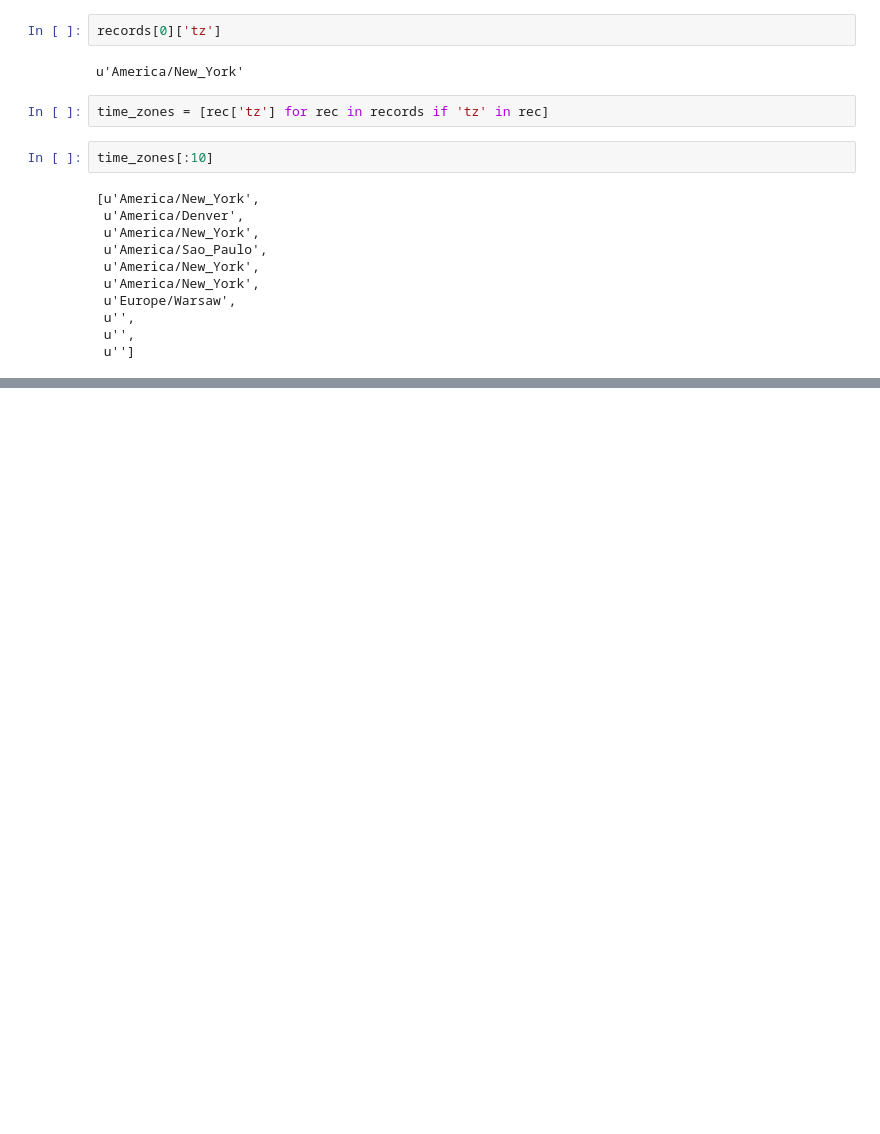
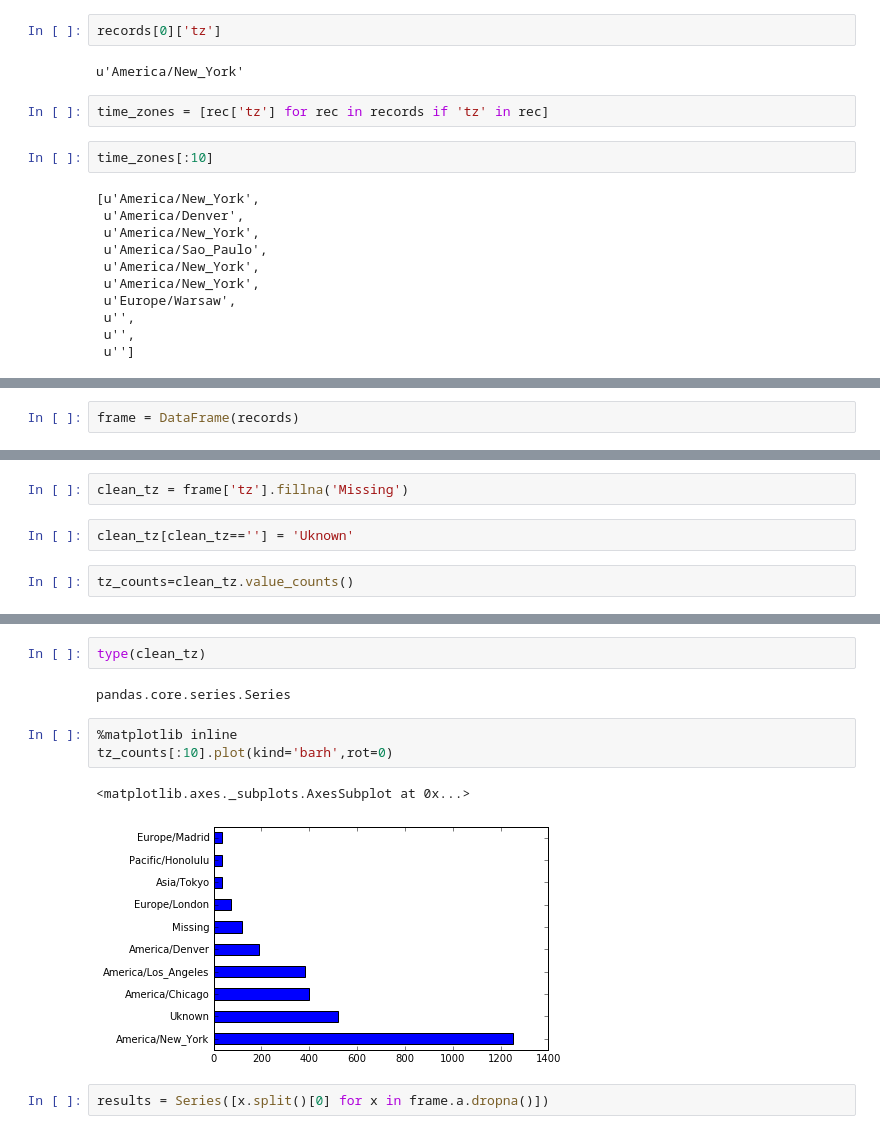
Before and after one commit to Bakhus/pydata-book, a Jupyter notebook: ch01.ipynb, the cells around one changed output, grey strips where cells are left out. Saved outputs shown, nothing was run; the diff lists cells and outputs as text; blank space fills up the shorter version.

```diff
--- a/ch01.ipynb
+++ b/ch01.ipynb
@@ -48,0 +116,2 @@ time_zones[:10]
+# %%
+frame = DataFrame(records)
@@ -48,0 +168,6 @@ time_zones[:10]
+# %%
+clean_tz = frame['tz'].fillna('Missing')
+# %%
+clean_tz[clean_tz==''] = 'Uknown'
+# %%
+tz_counts=clean_tz.value_counts()
@@ -48,0 +188,12 @@ time_zones[:10]
+# %%
+type(clean_tz)
+# %% [output]
+pandas.core.series.Series
+# %%
+%matplotlib inline
+tz_counts[:10].plot(kind='barh',rot=0)
+# %% [output]
+<matplotlib.axes._subplots.AxesSubplot at 0x...>
+[figure, added]
+# %%
+results = Series([x.split()[0] for x in frame.a.dropna()])
```
Also changed, not shown: parts of 32 cells of this notebook.
